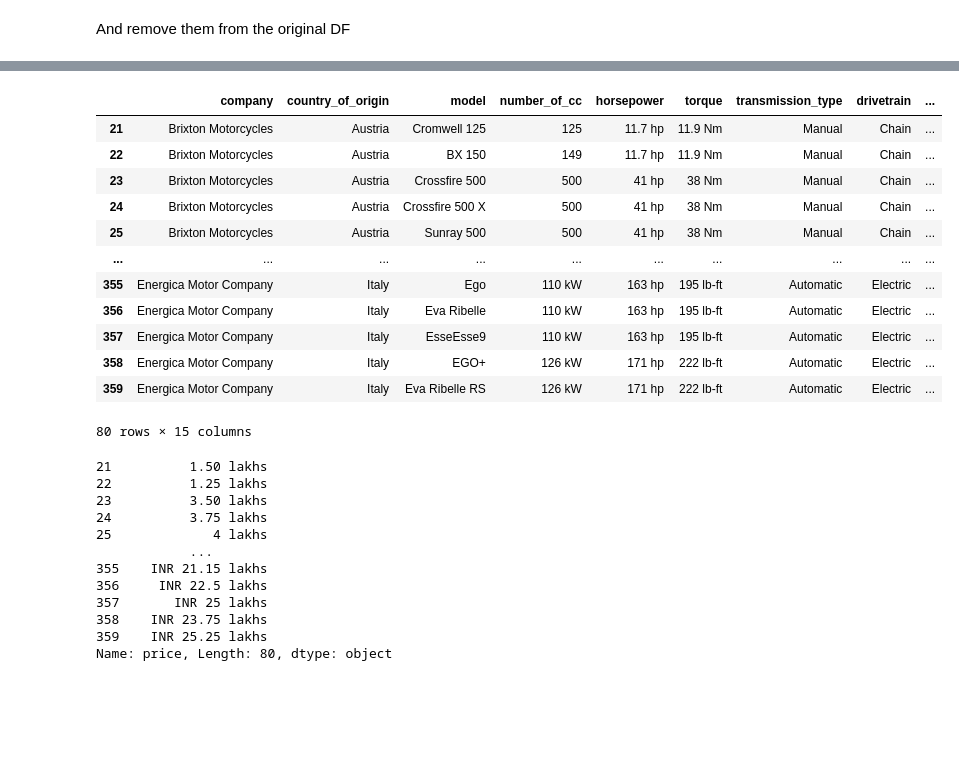
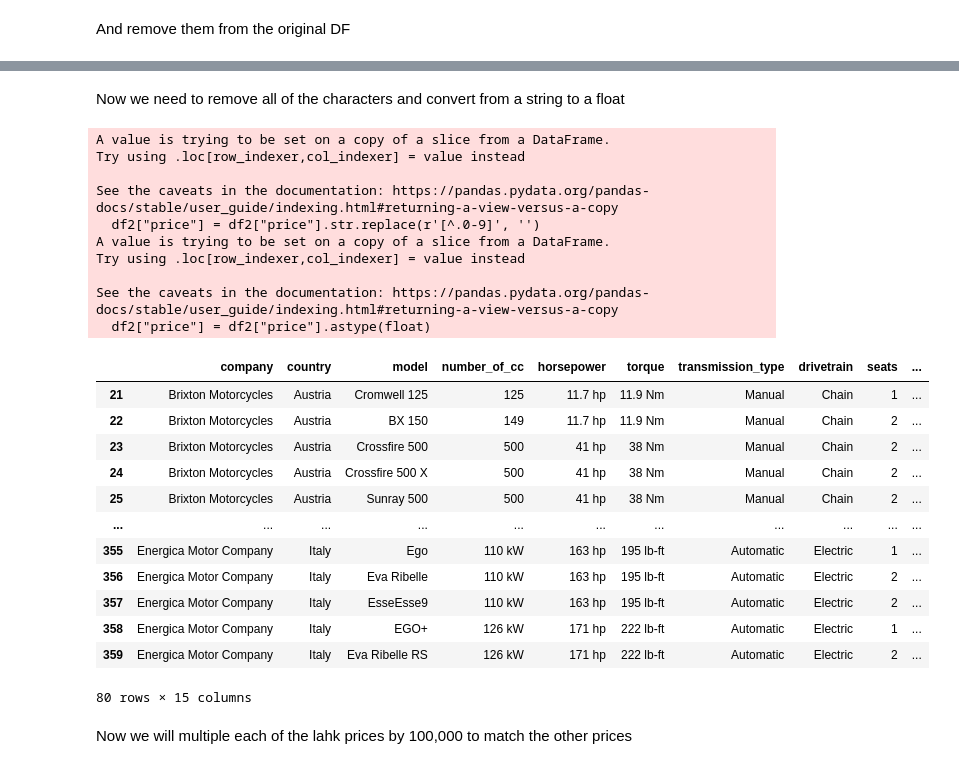
Before and after one commit to Xanitross/data_2_checks, a Jupyter notebook: data2_knowledge_check_2.ipynb, the cells around one changed output, grey strips where cells are left out. Cells and saved outputs as stored; diff of their text form; code cells hidden in the pictures; blank space fills up the shorter version.

```diff
--- a/data2_knowledge_check_2.ipynb
+++ b/data2_knowledge_check_2.ipynb
@@ -42,0 +45,3 @@ df
+# %%
+df.rename(columns = {"country_of_origin":"country", "number_of_seating":"seats", "number_of_cylinders":"cylinders"}, inplace=True)
+df
@@ -63,8 +89,8 @@ df
 # %% [markdown]
 Now let's put that column back into the middle of the df, where it was before
 # %%
-df = df[['company', 'country_of_origin', 'model', 'number_of_cc', 'horsepower',
-       'torque', 'transmission_type', 'drivetrain', 'number_of_seating',
-       'price', 'year', 'looks', 'body_type', 'engine_type', 'number_of_cylinders']]
+df = df[['company', 'country', 'model', 'number_of_cc', 'horsepower', 'torque',
+       'transmission_type', 'drivetrain', 'seats', 'price', 'year', 'looks',
+       'body_type', 'engine_type', 'cylinders']]
 df
 # %% [output]
@@ -160,33 +166,32 @@ df2[df2.price.str.contains('Rs')]
+# %% [markdown]
+Now we need to remove all of the characters and convert from a string to a float
 # %%
-#df2["price"] = df2["price"].str.replace(r'[^.0-9]', '')
-#df2["price"] = df2["price"].astype(float)
+df2["price"] = df2["price"].str.replace(r'[^.0-9]', '')
+df2["price"] = df2["price"].astype(float)
 df2
 # %% [output]
+A value is trying to be set on a copy of a slice from a DataFrame.
+Try using .loc[row_indexer,col_indexer] = value instead
+
+See the caveats in the documentation: https://pandas.pydata.org/pandas-docs/stable/user_guide/indexing.html#returning-a-view-versus-a-copy
+  df2["price"] = df2["price"].str.replace(r'[^.0-9]', '')
+A value is trying to be set on a copy of a slice from a DataFrame.
+Try using .loc[row_indexer,col_indexer] = value instead
+
+See the caveats in the documentation: https://pandas.pydata.org/pandas-docs/stable/user_guide/indexing.html#returning-a-view-versus-a-copy
+  df2["price"] = df2["price"].astype(float)
-|  | company | country_of_origin | model | number_of_cc | horsepower | torque | transmission_type | drivetrain | ... |
-| 21 | Brixton Motorcycles | Austria | Cromwell 125 | 125 | 11.7 hp | 11.9 Nm | Manual | Chain | ... |
-| 22 | Brixton Motorcycles | Austria | BX 150 | 149 | 11.7 hp | 11.9 Nm | Manual | Chain | ... |
-| 23 | Brixton Motorcycles | Austria | Crossfire 500 | 500 | 41 hp | 38 Nm | Manual | Chain | ... |
-| 24 | Brixton Motorcycles | Austria | Crossfire 500 X | 500 | 41 hp | 38 Nm | Manual | Chain | ... |
-| 25 | Brixton Motorcycles | Austria | Sunray 500 | 500 | 41 hp | 38 Nm | Manual | Chain | ... |
-| ... | ... | ... | ... | ... | ... | ... | ... | ... | ... |
-| 355 | Energica Motor Company | Italy | Ego | 110 kW | 163 hp | 195 lb-ft | Automatic | Electric | ... |
-| 356 | Energica Motor Company | Italy | Eva Ribelle | 110 kW | 163 hp | 195 lb-ft | Automatic | Electric | ... |
-| 357 | Energica Motor Company | Italy | EsseEsse9 | 110 kW | 163 hp | 195 lb-ft | Automatic | Electric | ... |
-| 358 | Energica Motor Company | Italy | EGO+ | 126 kW | 171 hp | 222 lb-ft | Automatic | Electric | ... |
-| 359 | Energica Motor Company | Italy | Eva Ribelle RS | 126 kW | 171 hp | 222 lb-ft | Automatic | Electric | ... |
+|  | company | country | model | number_of_cc | horsepower | torque | transmission_type | drivetrain | seats | ... |
+| 21 | Brixton Motorcycles | Austria | Cromwell 125 | 125 | 11.7 hp | 11.9 Nm | Manual | Chain | 1 | ... |
+| 22 | Brixton Motorcycles | Austria | BX 150 | 149 | 11.7 hp | 11.9 Nm | Manual | Chain | 2 | ... |
+| 23 | Brixton Motorcycles | Austria | Crossfire 500 | 500 | 41 hp | 38 Nm | Manual | Chain | 2 | ... |
+| 24 | Brixton Motorcycles | Austria | Crossfire 500 X | 500 | 41 hp | 38 Nm | Manual | Chain | 2 | ... |
+| 25 | Brixton Motorcycles | Austria | Sunray 500 | 500 | 41 hp | 38 Nm | Manual | Chain | 2 | ... |
+| ... | ... | ... | ... | ... | ... | ... | ... | ... | ... | ... |
+| 355 | Energica Motor Company | Italy | Ego | 110 kW | 163 hp | 195 lb-ft | Automatic | Electric | 1 | ... |
+| 356 | Energica Motor Company | Italy | Eva Ribelle | 110 kW | 163 hp | 195 lb-ft | Automatic | Electric | 2 | ... |
+| 357 | Energica Motor Company | Italy | EsseEsse9 | 110 kW | 163 hp | 195 lb-ft | Automatic | Electric | 2 | ... |
+| 358 | Energica Motor Company | Italy | EGO+ | 126 kW | 171 hp | 222 lb-ft | Automatic | Electric | 1 | ... |
+| 359 | Energica Motor Company | Italy | Eva Ribelle RS | 126 kW | 171 hp | 222 lb-ft | Automatic | Electric | 2 | ... |
-80 rows × 15 columns
+80 rows × 15 columns
-# %%
-print(df2.price)
-# %% [output]
-21          1.50 lakhs
-22          1.25 lakhs
-23          3.50 lakhs
-24          3.75 lakhs
-25             4 lakhs
-            ...
-355    INR 21.15 lakhs
-356     INR 22.5 lakhs
-357       INR 25 lakhs
-358    INR 23.75 lakhs
-359    INR 25.25 lakhs
-Name: price, Length: 80, dtype: object
+# %% [markdown]
+Now we will multiple each of the lahk prices by 100,000 to match the other prices
```
Also changed, not shown: parts of 19 cells of this notebook.
